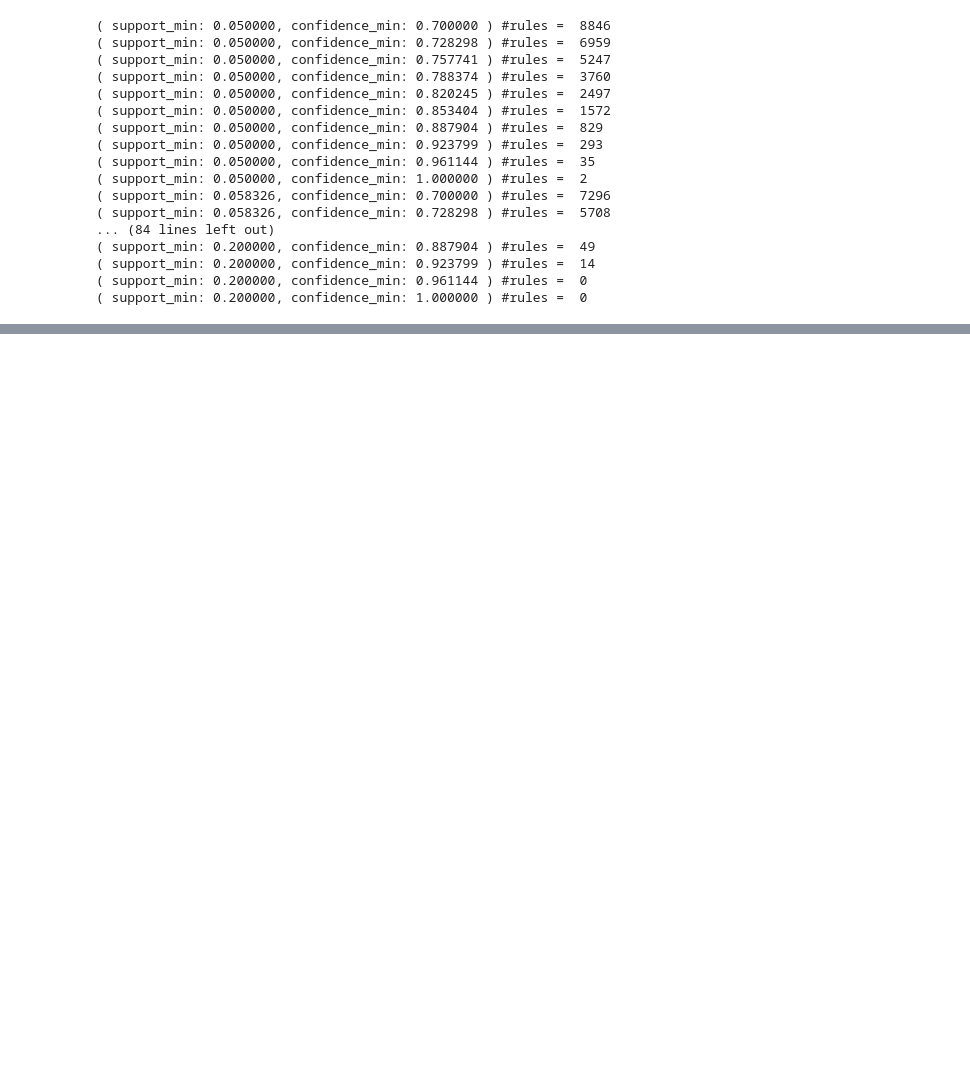
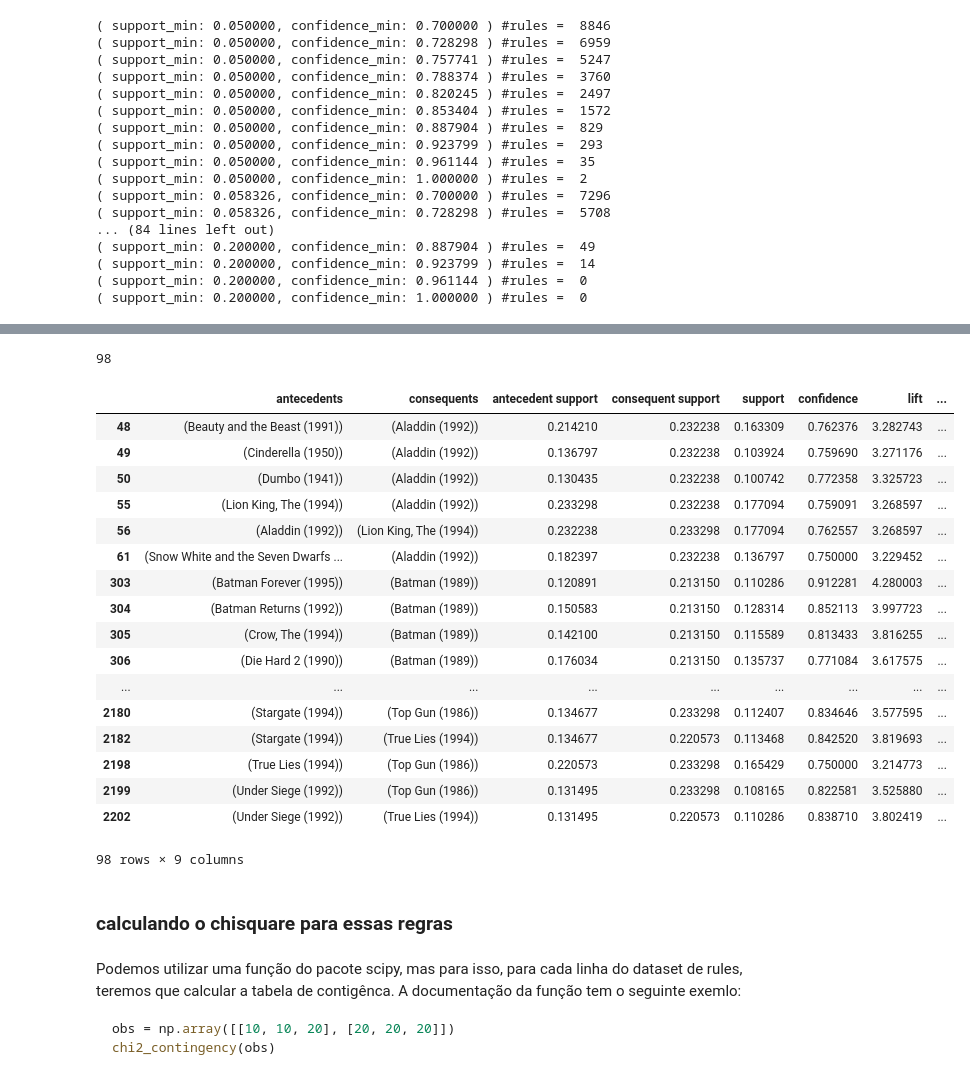
Before and after one commit to aiboxlab-ufrpe-edu-br/MovieLens-1, a Jupyter notebook: Modeling/MarketBasket.ipynb, the cells around one changed output, grey strips where cells are left out. Drawn from its saved outputs; the diff is of its cells as text; code cells hidden in the pictures; blank space fills up the shorter version.

Commit message:
regras fortes geradas e teste de chi2 feito

````diff
--- a/Modeling/MarketBasket.ipynb
+++ b/Modeling/MarketBasket.ipynb
@@ -212,0 +189,38 @@ rules["lift"].min()
+# %%
+rules2 = association_rules(frequent_itemsets, metric="confidence", min_threshold=.75)
+# %%
+rules_strong = rules2[rules2['lift'] > 3]
+# %%
+len(rules_strong)
+# %% [output]
+98
+# %%
+rules_strong
+# %% [output]
+|  | antecedents | consequents | antecedent support | consequent support | support | confidence | lift | ... |
+| 48 | (Beauty and the Beast (1991)) | (Aladdin (1992)) | 0.214210 | 0.232238 | 0.163309 | 0.762376 | 3.282743 | ... |
+| 49 | (Cinderella (1950)) | (Aladdin (1992)) | 0.136797 | 0.232238 | 0.103924 | 0.759690 | 3.271176 | ... |
+| 50 | (Dumbo (1941)) | (Aladdin (1992)) | 0.130435 | 0.232238 | 0.100742 | 0.772358 | 3.325723 | ... |
+| 55 | (Lion King, The (1994)) | (Aladdin (1992)) | 0.233298 | 0.232238 | 0.177094 | 0.759091 | 3.268597 | ... |
+| 56 | (Aladdin (1992)) | (Lion King, The (1994)) | 0.232238 | 0.233298 | 0.177094 | 0.762557 | 3.268597 | ... |
+| 61 | (Snow White and the Seven Dwarfs ... | (Aladdin (1992)) | 0.182397 | 0.232238 | 0.136797 | 0.750000 | 3.229452 | ... |
+| 303 | (Batman Forever (1995)) | (Batman (1989)) | 0.120891 | 0.213150 | 0.110286 | 0.912281 | 4.280003 | ... |
+| 304 | (Batman Returns (1992)) | (Batman (1989)) | 0.150583 | 0.213150 | 0.128314 | 0.852113 | 3.997723 | ... |
+| 305 | (Crow, The (1994)) | (Batman (1989)) | 0.142100 | 0.213150 | 0.115589 | 0.813433 | 3.816255 | ... |
+| 306 | (Die Hard 2 (1990)) | (Batman (1989)) | 0.176034 | 0.213150 | 0.135737 | 0.771084 | 3.617575 | ... |
+| ... | ... | ... | ... | ... | ... | ... | ... | ... |
+| 2180 | (Stargate (1994)) | (Top Gun (1986)) | 0.134677 | 0.233298 | 0.112407 | 0.834646 | 3.577595 | ... |
+| 2182 | (Stargate (1994)) | (True Lies (1994)) | 0.134677 | 0.220573 | 0.113468 | 0.842520 | 3.819693 | ... |
+| 2198 | (True Lies (1994)) | (Top Gun (1986)) | 0.220573 | 0.233298 | 0.165429 | 0.750000 | 3.214773 | ... |
+| 2199 | (Under Siege (1992)) | (Top Gun (1986)) | 0.131495 | 0.233298 | 0.108165 | 0.822581 | 3.525880 | ... |
+| 2202 | (Under Siege (1992)) | (True Lies (1994)) | 0.131495 | 0.220573 | 0.110286 | 0.838710 | 3.802419 | ... |
+98 rows × 9 columns
+# %% [markdown]
+### calculando o chisquare para essas regras
+# %% [markdown]
+Podemos utilizar uma função do pacote scipy, mas para isso, para cada linha do dataset de rules, teremos que calcular a tabela de contigênca. A documentação da função tem o seguinte exemlo:
+
+```python
+obs = np.array([[10, 10, 20], [20, 20, 20]])
+chi2_contingency(obs)
+```
````
Also changed, not shown: parts of 16 cells of this notebook.
